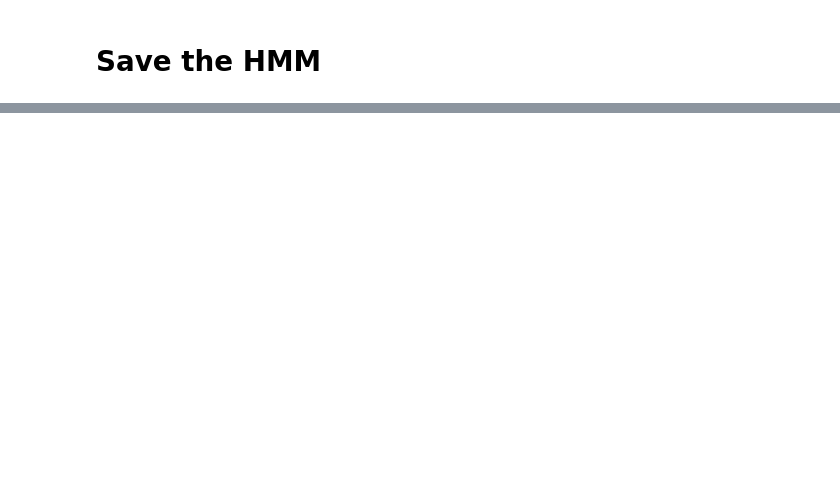
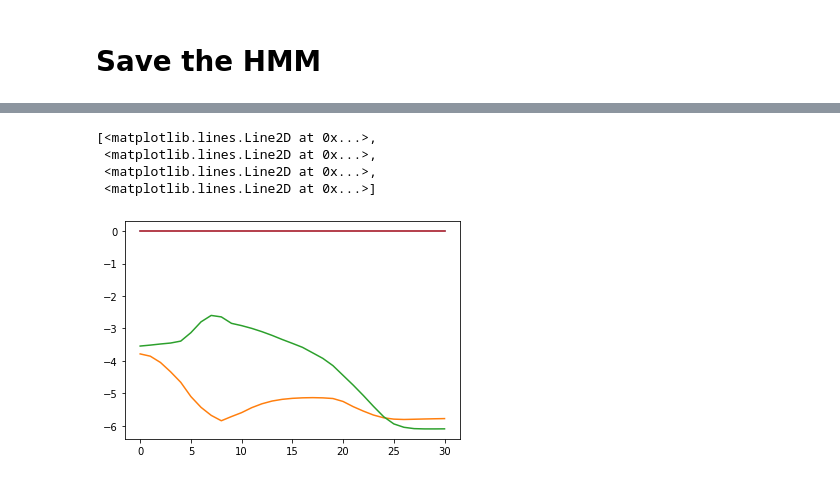
Before and after one commit to evsi8432/sublinear-HMM-inference, a Jupyter notebook: src/case_study-large.ipynb, the cells around one changed output, grey strips where cells are left out. Cells and saved outputs as stored; diff of their text form; code cells hidden in the pictures; blank space fills up the shorter version.

```diff
--- a/src/case_study-large.ipynb
+++ b/src/case_study-large.ipynb
@@ -488,0 +540,15 @@ with open("../params/large/Mar-02-2023/" + file, 'wb') as f:
+# %%
+x = []
+y = []
+for eta in optim.eta_trace:
+    x.append(eta[0].flatten())
+    #y.append(eta[1])
+
+plt.plot(x)
+#plt.plot(y)
+# %% [output]
+[<matplotlib.lines.Line2D at 0x...>,
+ <matplotlib.lines.Line2D at 0x...>,
+ <matplotlib.lines.Line2D at 0x...>,
+ <matplotlib.lines.Line2D at 0x...>]
+[figure, added]
```
Also changed, not shown: parts of 24 cells of this notebook, 3 other files.
